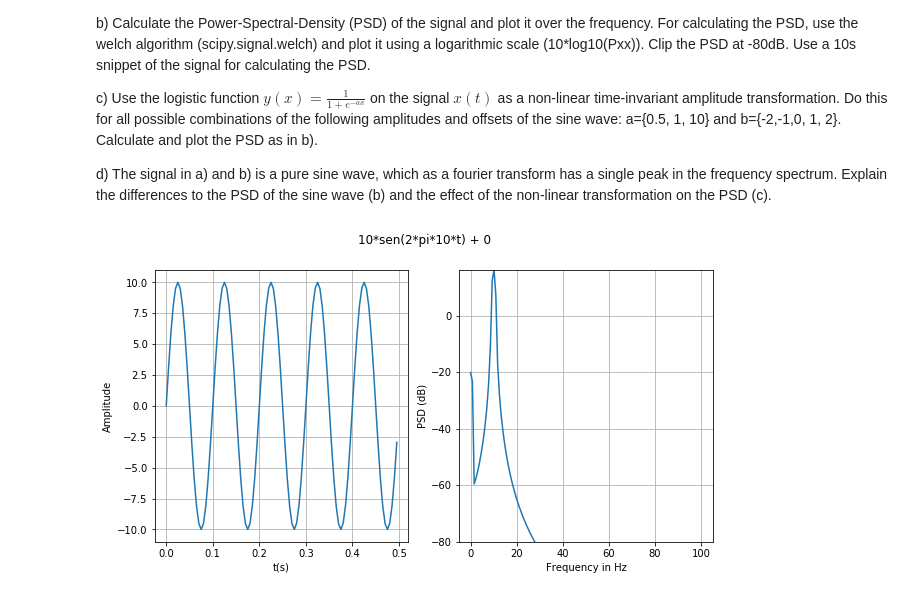
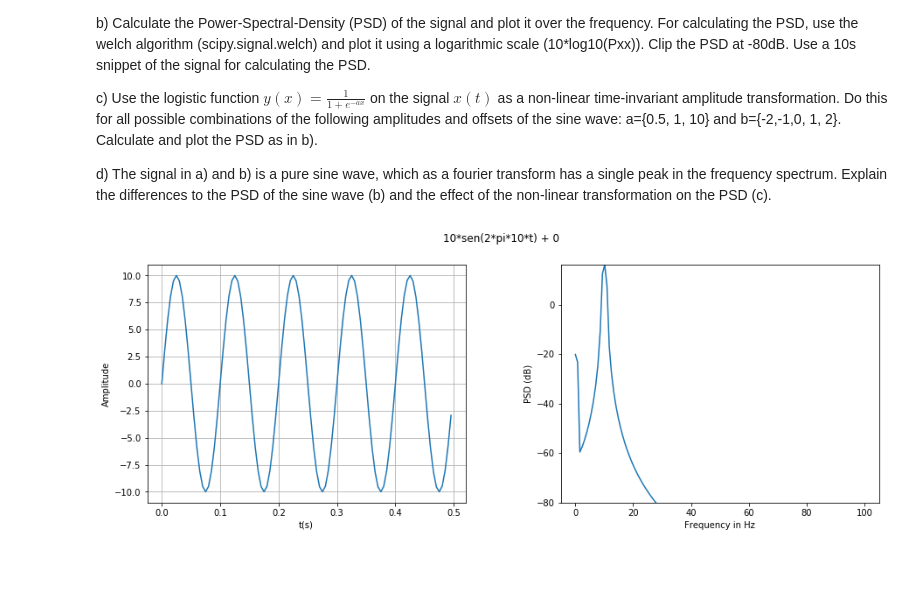
Before and after one commit to juanangd/TU_BERLIN, a Jupyter notebook: BCI-WS20:21/Exercise3/Exercise3.ipynb, the cells around one changed output. Saved outputs shown, nothing was run; the diff lists cells and outputs as text; code cells hidden in the pictures; blank space fills up the shorter version.

```diff
--- a/BCI-WS20:21/Exercise3/Exercise3.ipynb
+++ b/BCI-WS20:21/Exercise3/Exercise3.ipynb
@@ -94,39 +110,42 @@ d) The signal in a) and b) is a pure sine wave, which as a fourier transform has
 def tone(time_axis, amplitude, offset, freq):
     return a*np.sin(2*np.pi*freq*t) + b
 
-def plot_psd(x, duration, fs, clip_value):
+def plot_psd(x, duration, fs, clip_value, ax):
 
     spectrum = signal.welch(x[0:int(duration*fs)], fs)
 
     sp_in_log = 10*np.log10(spectrum[1])
-    plt.plot(spectrum[0], sp_in_log)
-    plt.ylim(clip_value, max(sp_in_log))
-    plt.xlabel("Frequency in Hz")
-    plt.ylabel("PSD (dB)")
+    ax.plot(spectrum[0], sp_in_log)
+    ax.set_ylim(clip_value, max(sp_in_log))
+    ax.set_xlabel("Frequency in Hz")
+    ax.set_ylabel("PSD (dB)")
+    ax.grid()
 
-def plot_time(x, time_axis, time_span, fs):
+def plot_time(x, time_axis, time_span, fs, ax):
 
-    plt.plot(time_axis[0:int(time_span*fs)], x[0:int(time_span*fs)])
-    plt.xlabel("t(s)")
-    plt.ylabel("Amplitude")
+    ax.plot(time_axis[0:int(time_span*fs)], x[0:int(time_span*fs)])
+    ax.set_xlabel("t(s)")
+    ax.set_ylabel("Amplitude")
+    ax.grid()
 # %%
 duration = 10
 fs = 200
 t = np.linspace(0, duration, fs*duration)
 freq = 10
 a = 10
 b = 0
 t_span = 0.5
 
 x = tone(t, a, b, 10)
-plt.figure(figsize = (10, 5))
-plt.subplot(1, 2, 1)
-plot_time(x, t, t_span, fs)
-plt.grid()
-plt.subplot(1, 2, 2)
-plot_psd(x, 10, fs, -80)
+fig1 =plt.figure(figsize = (7.5*2, 5))
+fig1.subplots_adjust(wspace=0.3)
+ax= fig1.add_subplot(1, 2, 1)
+plot_time(x, t, t_span, fs, ax)
+
+ax2= fig1.add_subplot(1, 2, 2)
+plot_psd(x, 10, fs, -80, ax2)
 plt.suptitle(f"{a}*sen(2*pi*10*t) + {b}")
 plt.grid()
 plt.show()
 # %% [output]
-[figure, old version]
+[figure, new version]
```
Also changed, not shown: parts of 14 cells of this notebook.
